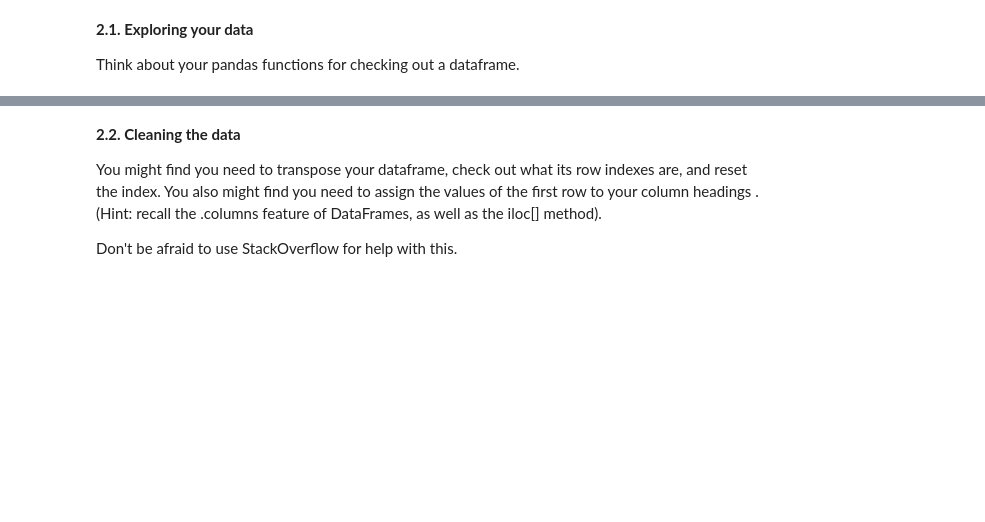
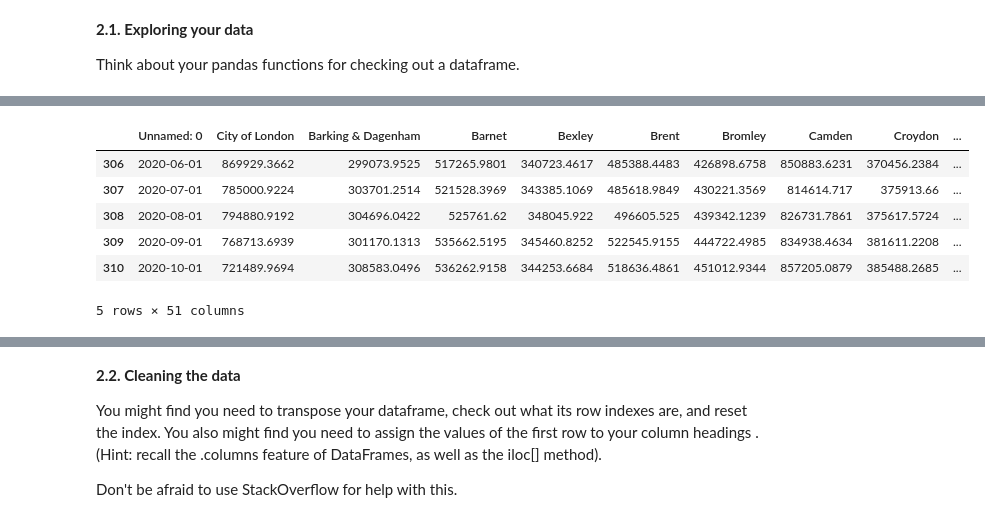
Before and after one commit to sbBEM/SpringBoard, a Jupyter notebook: unit4/Unit 4 Challenge - Tier 3.ipynb, the cells around one changed output, grey strips where cells are left out. Saved outputs shown, nothing was run; the diff lists cells and outputs as text; code cells hidden in the pictures; blank space fills up the shorter version.

```diff
--- a/unit4/Unit 4 Challenge - Tier 3.ipynb
+++ b/unit4/Unit 4 Challenge - Tier 3.ipynb
@@ -103,0 +122,10 @@ Think about your pandas functions for checking out a dataframe.
+# %%
+properties.tail()
+# %% [output]
+|  | Unnamed: 0 | City of London | Barking & Dagenham | Barnet | Bexley | Brent | Bromley | Camden | Croydon | ... |
+| 306 | 2020-06-01 | 869929.3662 | 299073.9525 | 517265.9801 | 340723.4617 | 485388.4483 | 426898.6758 | 850883.6231 | 370456.2384 | ... |
+| 307 | 2020-07-01 | 785000.9224 | 303701.2514 | 521528.3969 | 343385.1069 | 485618.9849 | 430221.3569 | 814614.717 | 375913.66 | ... |
+| 308 | 2020-08-01 | 794880.9192 | 304696.0422 | 525761.62 | 348045.922 | 496605.525 | 439342.1239 | 826731.7861 | 375617.5724 | ... |
+| 309 | 2020-09-01 | 768713.6939 | 301170.1313 | 535662.5195 | 345460.8252 | 522545.9155 | 444722.4985 | 834938.4634 | 381611.2208 | ... |
+| 310 | 2020-10-01 | 721489.9694 | 308583.0496 | 536262.9158 | 344253.6684 | 518636.4861 | 451012.9344 | 857205.0879 | 385488.2685 | ... |
+5 rows × 51 columns
```
Also changed, not shown: parts of 35 cells of this notebook.
